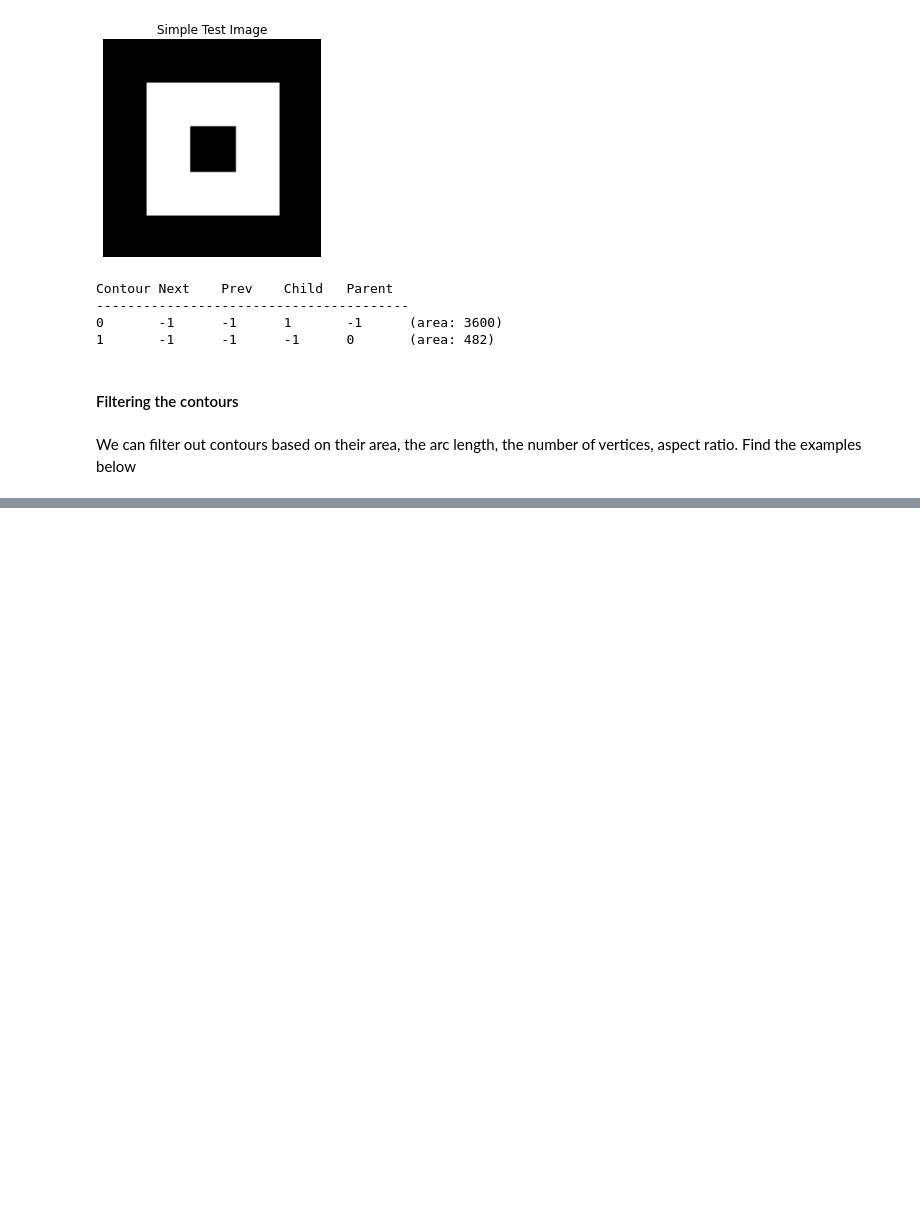
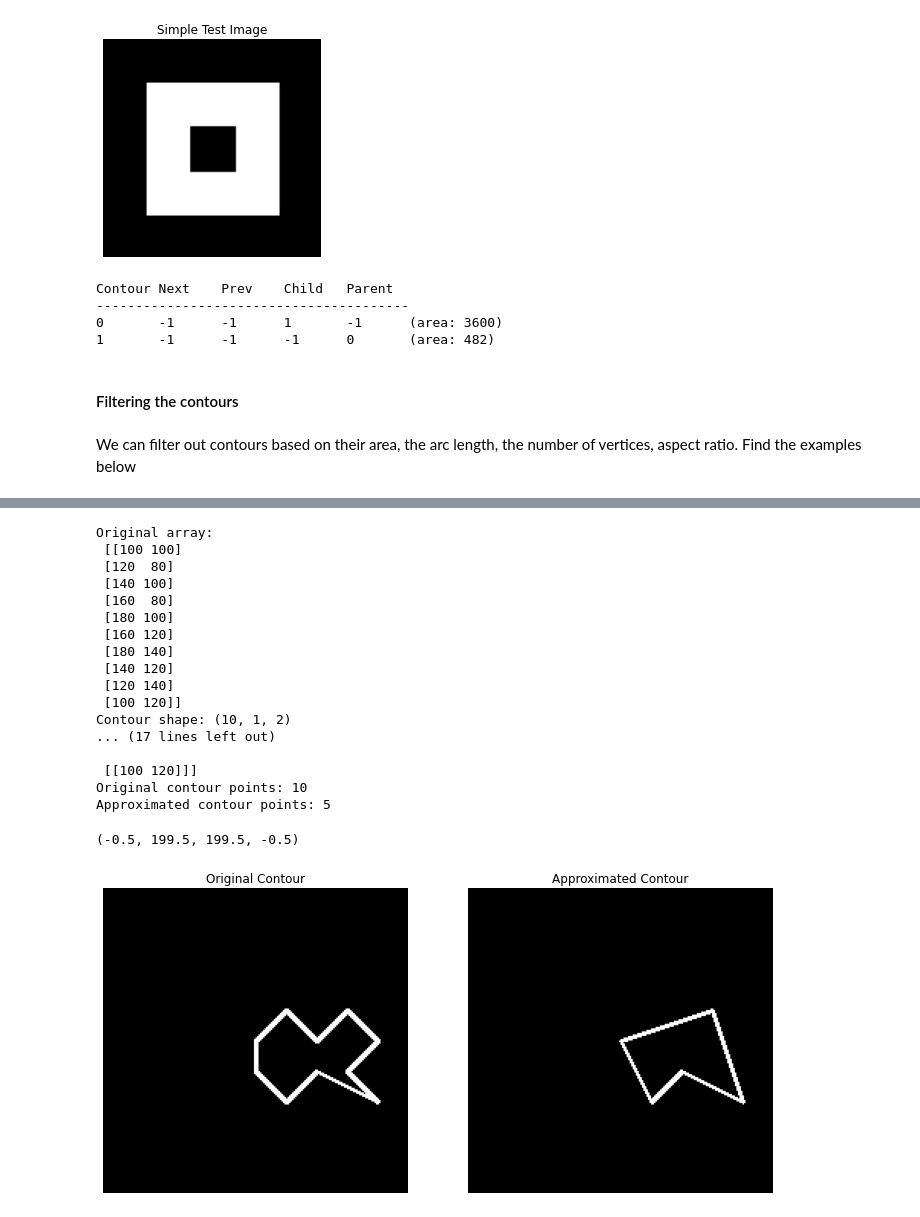
Before and after one commit to armankorajac/computer-vision-stuff, a Jupyter notebook: basicStuff.ipynb, the cells around one changed output, grey strips where cells are left out. Drawn from its saved outputs; the diff is of its cells as text; code cells hidden in the pictures; blank space fills up the shorter version.

Commit message:
approxPolyDP and simplifying contours

```diff
--- a/basicStuff.ipynb
+++ b/basicStuff.ipynb
@@ -418,0 +430,56 @@ filtered_contours = filter_contours(contours)
+# %%
+# Create a sample contour (let's say we have a complex shape)
+contour = np.array([[100,100], [120,80], [140,100], [160,80], [180,100],
+                    [160,120], [180,140], [140,120], [120,140], [100,120]], dtype=np.int32)
+
+print("Original array:\n", contour)  # Should be (N, 2)
+contour = contour.reshape((-1,1,2))  # Reshape to format OpenCV expects. OpenCV expects contours in the shape (N, 1, 2) where N is the number of points. The middle 1 is for compatibility with OpenCV's contour representation. -1 infers the number of points automatically.
+print(f"Contour shape: {contour.shape}")  # Should be (N, 1, 2)
+print(contour)
+
+# Calculate the perimeter
+perimeter = cv2.arcLength(contour, True)
+
+# Approximate the contour
+epsilon = 0.05 * perimeter  # 5% of perimeter
+approx = cv2.approxPolyDP(contour, epsilon, True)
+
+print(f"Original contour points: {len(contour)}")
+print(f"Approximated contour points: {len(approx)}")
+
+# Create two separate images to show the contours clearly
+fig, (ax1, ax2) = plt.subplots(1, 2, figsize=(12,6))
+
+# Draw original contour
+img1 = np.zeros((200,200), dtype=np.uint8)
+cv2.drawContours(img1, [contour], -1, (255,255,255), 2)
+ax1.imshow(img1, cmap='gray')
+ax1.set_title('Original Contour')
+ax1.axis('off')
+
+# Draw approximated contour
+img2 = np.zeros((200,200), dtype=np.uint8)
+cv2.drawContours(img2, [approx], -1, (255,255,255), 2)
+ax2.imshow(img2, cmap='gray')
+ax2.set_title('Approximated Contour')
+ax2.axis('off')
+# %% [output]
+Original array:
+ [[100 100]
+ [120  80]
+ [140 100]
+ [160  80]
+ [180 100]
+ [160 120]
+ [180 140]
+ [140 120]
+ [120 140]
+ [100 120]]
+Contour shape: (10, 1, 2)
+... (17 lines left out)
+
+ [[100 120]]]
+Original contour points: 10
+Approximated contour points: 5
+(-0.5, 199.5, 199.5, -0.5)
+[figure, added]
```
Also changed, not shown: parts of 4 cells of this notebook.
